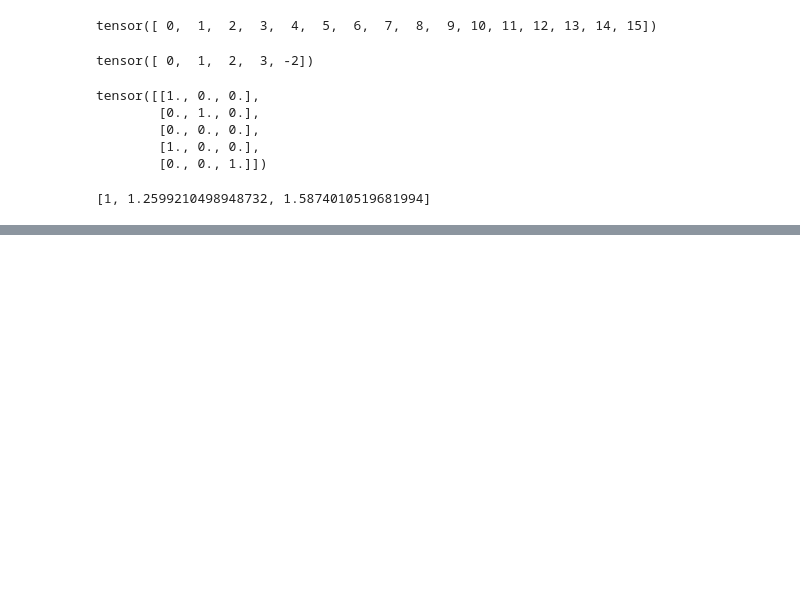
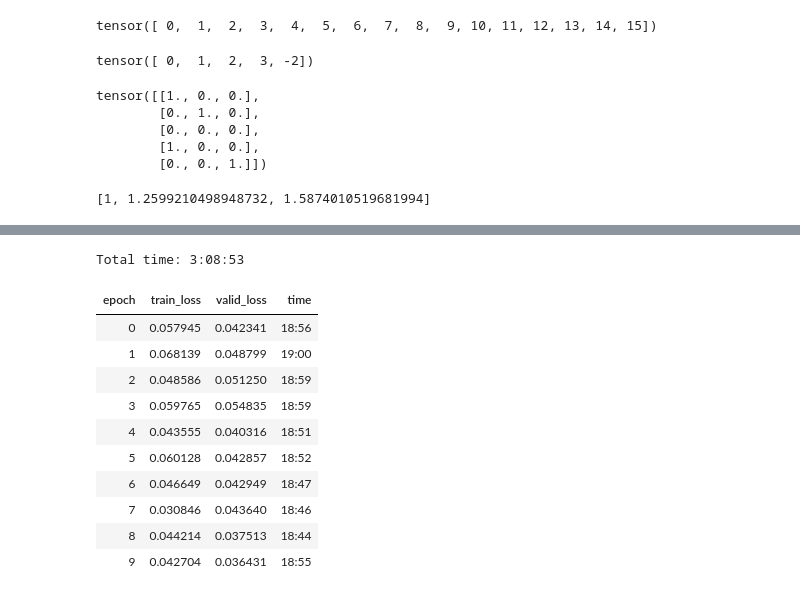
Before and after one commit to kheyer/Oil-Tank-Volume-Estimation, a Jupyter notebook: Object Detection.ipynb, the cells around one changed output, grey strips where cells are left out. Saved outputs shown, nothing was run; the diff lists cells and outputs as text; code cells hidden in the pictures; blank space fills up the shorter version.

```diff
--- a/Object Detection.ipynb
+++ b/Object Detection.ipynb
@@ -447,0 +471,2 @@ learn = learn.split(retina_net_split)
+# %%
+learn.fit_one_cycle(5, slice(1e-4))
@@ -447,0 +499,15 @@ learn = learn.split(retina_net_split)
+# %%
+learn.fit_one_cycle(10, slice(3e-5))
+# %% [output]
+Total time: 3:08:53
+| epoch | train_loss | valid_loss | time |
+| 0 | 0.057945 | 0.042341 | 18:56 |
+| 1 | 0.068139 | 0.048799 | 19:00 |
+| 2 | 0.048586 | 0.051250 | 18:59 |
+| 3 | 0.059765 | 0.054835 | 18:59 |
+| 4 | 0.043555 | 0.040316 | 18:51 |
+| 5 | 0.060128 | 0.042857 | 18:52 |
+| 6 | 0.046649 | 0.042949 | 18:47 |
+| 7 | 0.030846 | 0.043640 | 18:46 |
+| 8 | 0.044214 | 0.037513 | 18:44 |
+| 9 | 0.042704 | 0.036431 | 18:55 |
```
Also changed, not shown: parts of 29 cells of this notebook, 1 other file.
